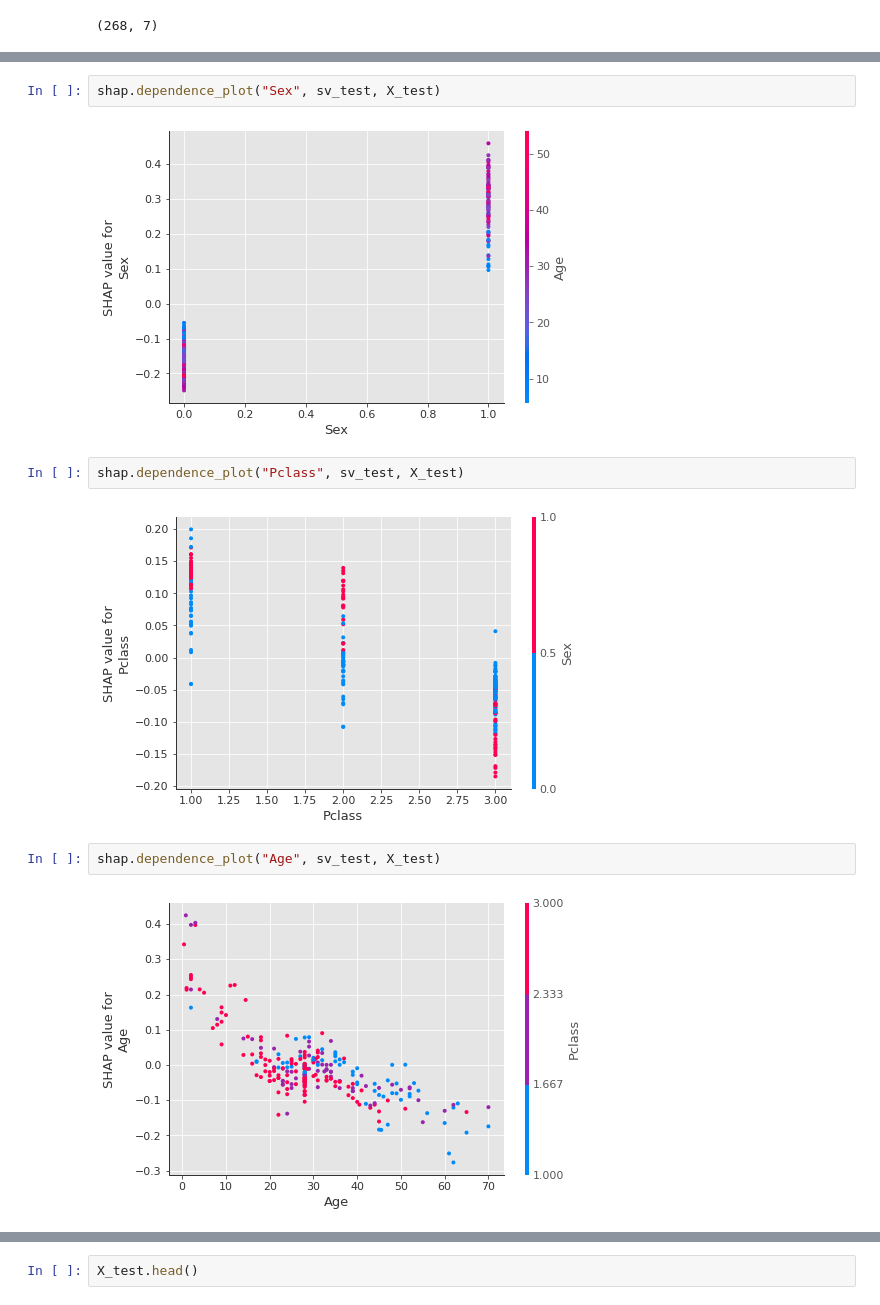
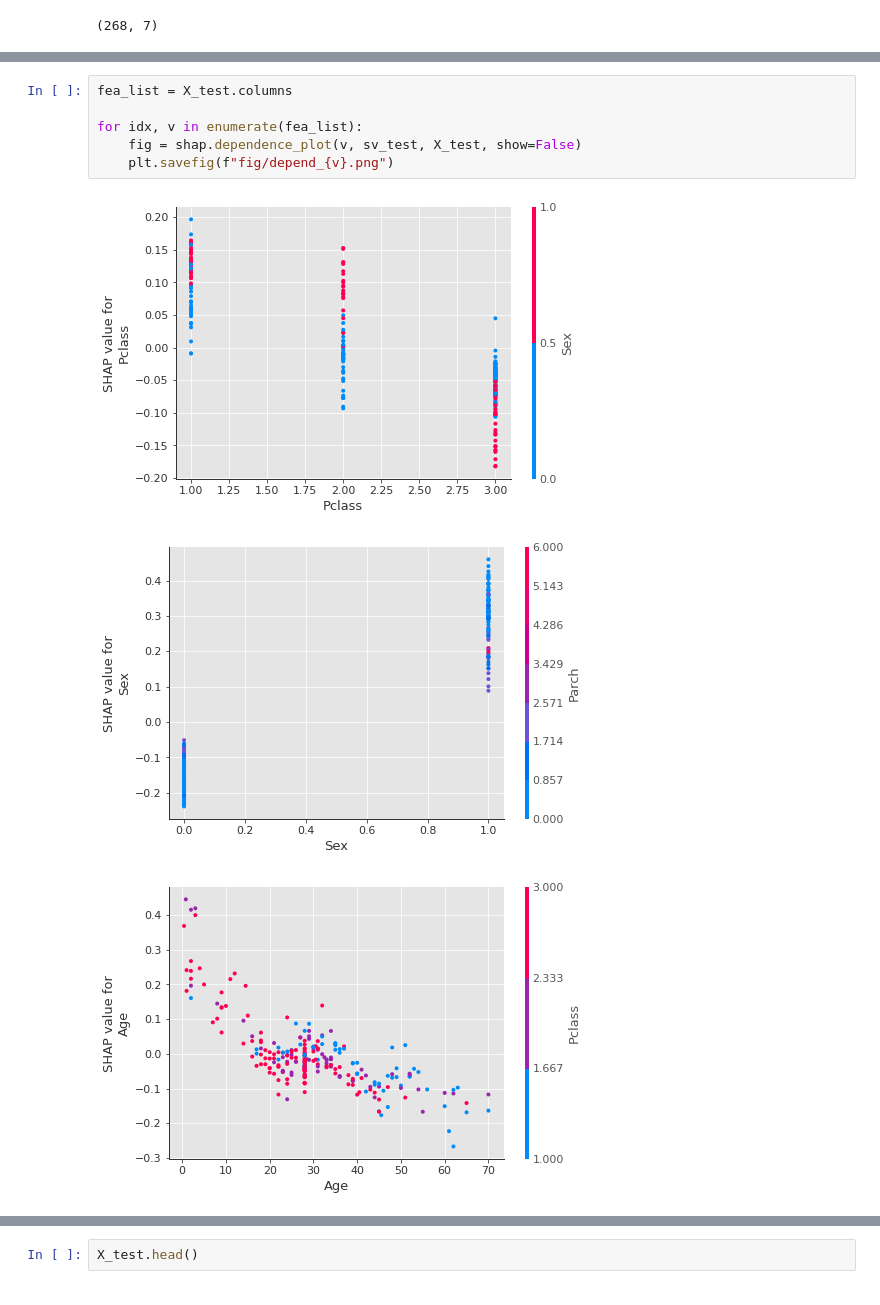
Before and after one commit to kayeungadrian-tam/SHAP, a Jupyter notebook: main.ipynb, the cells around one changed output, grey strips where cells are left out. Drawn from its saved outputs; the diff is of its cells as text.

```diff
--- a/main.ipynb
+++ b/main.ipynb
@@ -191,12 +160,10 @@ shap.summary_plot(sv_test, X_test, plot_type="bar")
-# %%
-shap.dependence_plot("Sex", sv_test, X_test)
-# %% [output]
-[figure, removed]
-# %%
-shap.dependence_plot("Pclass", sv_test, X_test)
-# %% [output]
-[figure, removed]
-# %%
-shap.dependence_plot("Age", sv_test, X_test)
-# %% [output]
-[figure, removed]
+# %%
+fea_list = X_test.columns
+
+for idx, v in enumerate(fea_list):
+    fig = shap.dependence_plot(v, sv_test, X_test, show=False)
+    plt.savefig(f"fig/depend_{v}.png")
+# %% [output]
+[figure, added]
+[figure, added]
+[figure, added]
```
Also changed, not shown: parts of 23 cells of this notebook, 11 other files.
